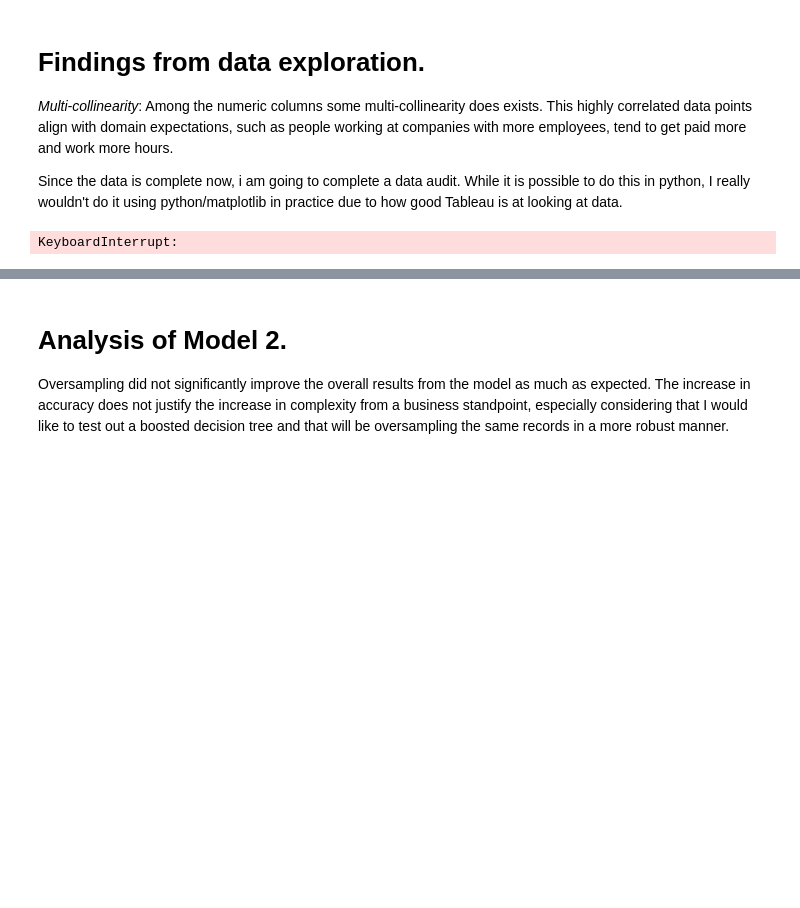
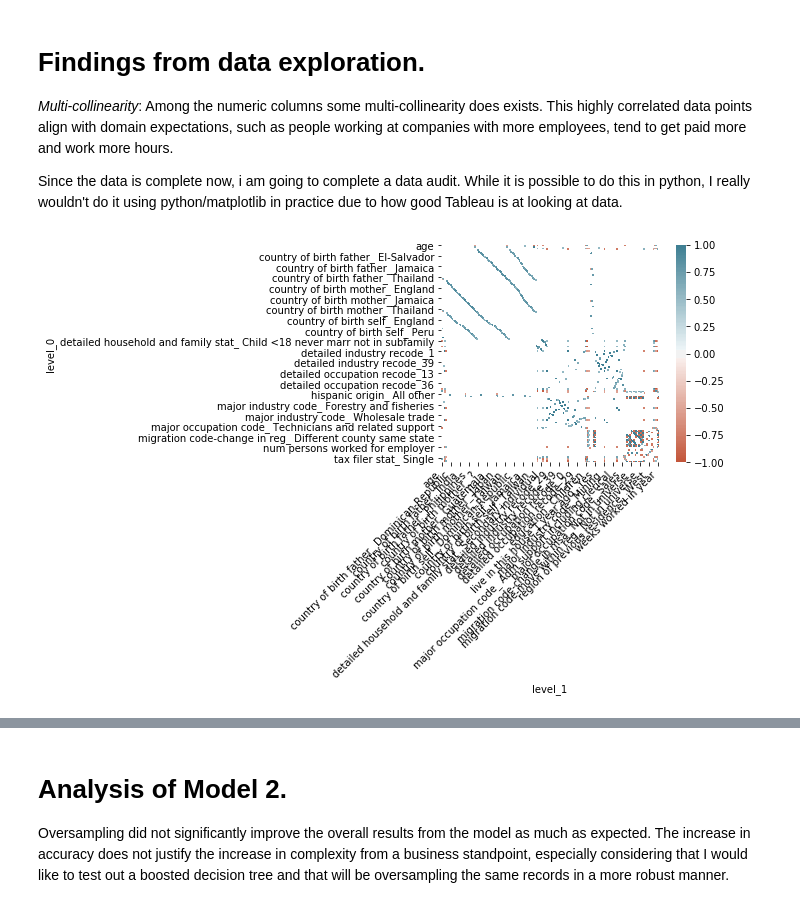
Before and after one commit to amitspudkey/DataIku_Project, a Jupyter notebook: Jupyter Project.ipynb, the cells around one changed output, grey strips where cells are left out. Cells and saved outputs as stored; diff of their text form; code cells hidden in the pictures; blank space fills up the shorter version.

```diff
--- a/Jupyter Project.ipynb
+++ b/Jupyter Project.ipynb
@@ -307,35 +260,35 @@ corr.drop(columns='row_deletion', inplace=True)
 
 # Reset index
 corr.reset_index(drop=True, inplace=True)
 
 # Sort by absolute value
 corr['corr_abs'] = corr[0].abs()
 corr = corr.sort_values(by='corr_abs', ascending=False)
 
 # Drop correlations under 0.5
 corr = corr[corr['corr_abs'] >= 0.5]
 corr.drop(columns='corr_abs', inplace=True)
 
 # Make correlation matrix
 corr_matrix = corr.pivot(index='level_0', columns='level_1', values=0)
 
 # Plot correlation matrix
 plt.figure(3)
 ax = sns.heatmap(
     corr_matrix,
     vmin=-1, vmax=1, center=0,
     cmap=sns.diverging_palette(20, 220, n=200),
     square=True
 )
-ax.set_xticklabels(
+remove_text = ax.set_xticklabels(
     ax.get_xticklabels(),
     rotation=45,
     horizontalalignment='right'
 )
 
 # *********************************************************************************************************************
 # %% [output]
-KeyboardInterrupt:
+[figure, added]
 # %% [markdown]
 # Analysis of Data Exploration 2. #
 
```
Also changed, not shown: parts of 10 cells of this notebook, 3 other files.
